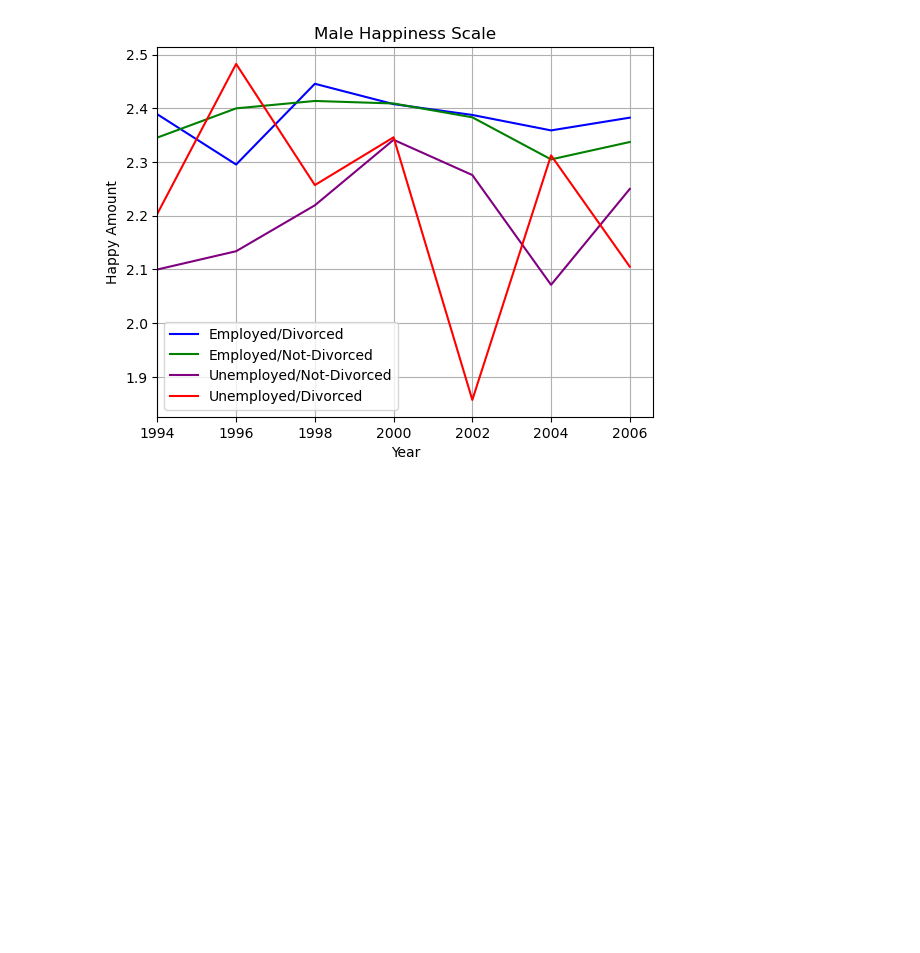
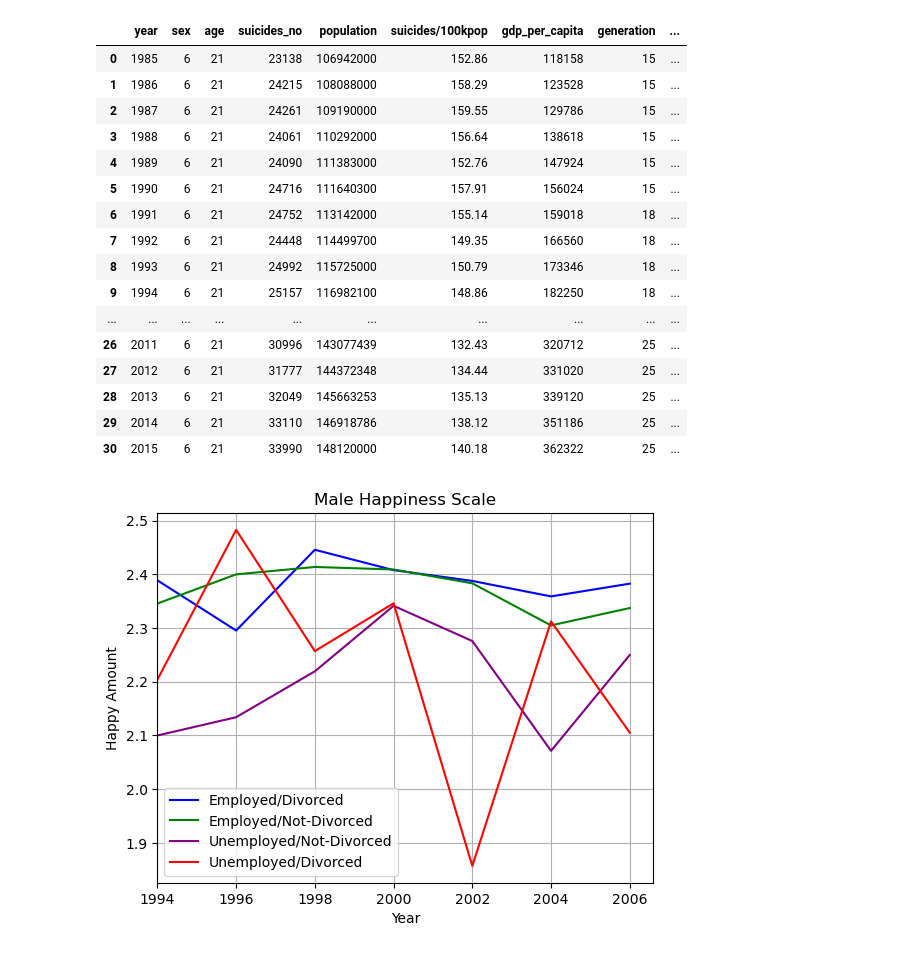
Before and after one commit to ajeddin/specsCapstone, a Jupyter notebook: Final.ipynb, the cells around one changed output. Drawn from its saved outputs; the diff is of its cells as text; code cells hidden in the pictures; blank space fills up the shorter version.

```diff
--- a/Final.ipynb
+++ b/Final.ipynb
@@ -15,8 +15,8 @@ happiness = pd.read_csv('cleanHappiness.csv',index_col=[0])
 dfSuicide = pd.read_csv('cleanData.csv')
 ddTerr = pd.read_csv('DST.csv')
 usaOnly = dfSuicide[dfSuicide['country']=='United States']
-test =usaOnly.loc[usaOnly['sex']==1].groupby('year').sum()
-testWomen =usaOnly.loc[usaOnly['sex']==2].groupby('year').sum()
+test =usaOnly.loc[usaOnly['sex']==1].groupby('year',as_index=False).sum()
+testWomen =usaOnly.loc[usaOnly['sex']==2].groupby('year',as_index=False).sum()
 # %%
 testWomen['percapita'] = testWomen['suicides_no']/testWomen['population']
 test['percapita'] = test['suicides_no']/test['population']
@@ -36,6 +36,26 @@ testTwo.generation[testTwo.generation == 3] = 'Boomers'
 testTwo.generation[testTwo.generation == 4] = 'X'
 testTwo.generation[testTwo.generation == 5] = 'Millennials'
 testTwo.generation[testTwo.generation == 6] = 'Z'
+# %%
+test
+# %% [output]
+|  | year | sex | age | suicides_no | population | suicides/100kpop | gdp_per_capita | generation | ... |
+| 0 | 1985 | 6 | 21 | 23138 | 106942000 | 152.86 | 118158 | 15 | ... |
+| 1 | 1986 | 6 | 21 | 24215 | 108088000 | 158.29 | 123528 | 15 | ... |
+| 2 | 1987 | 6 | 21 | 24261 | 109190000 | 159.55 | 129786 | 15 | ... |
+| 3 | 1988 | 6 | 21 | 24061 | 110292000 | 156.64 | 138618 | 15 | ... |
+| 4 | 1989 | 6 | 21 | 24090 | 111383000 | 152.76 | 147924 | 15 | ... |
+| 5 | 1990 | 6 | 21 | 24716 | 111640300 | 157.91 | 156024 | 15 | ... |
+| 6 | 1991 | 6 | 21 | 24752 | 113142000 | 155.14 | 159018 | 18 | ... |
+| 7 | 1992 | 6 | 21 | 24448 | 114499700 | 149.35 | 166560 | 18 | ... |
+| 8 | 1993 | 6 | 21 | 24992 | 115725000 | 150.79 | 173346 | 18 | ... |
+| 9 | 1994 | 6 | 21 | 25157 | 116982100 | 148.86 | 182250 | 18 | ... |
+| ... | ... | ... | ... | ... | ... | ... | ... | ... | ... |
+| 26 | 2011 | 6 | 21 | 30996 | 143077439 | 132.43 | 320712 | 25 | ... |
+| 27 | 2012 | 6 | 21 | 31777 | 144372348 | 134.44 | 331020 | 25 | ... |
+| 28 | 2013 | 6 | 21 | 32049 | 145663253 | 135.13 | 339120 | 25 | ... |
+| 29 | 2014 | 6 | 21 | 33110 | 146918786 | 138.12 | 351186 | 25 | ... |
+| 30 | 2015 | 6 | 21 | 33990 | 148120000 | 140.18 | 362322 | 25 | ... |
 # %%
 fig, ax = plt.subplots()
 sns.lineplot(x='year',y='happy',ci=None,data=happiness[(happiness['female']==0)&(happiness['unem10']==0)&(happiness['divorce']==1)], ax=ax, color='blue',label="Employed/Divorced")
```
Also changed, not shown: parts of 7 cells of this notebook, 6 other files.
